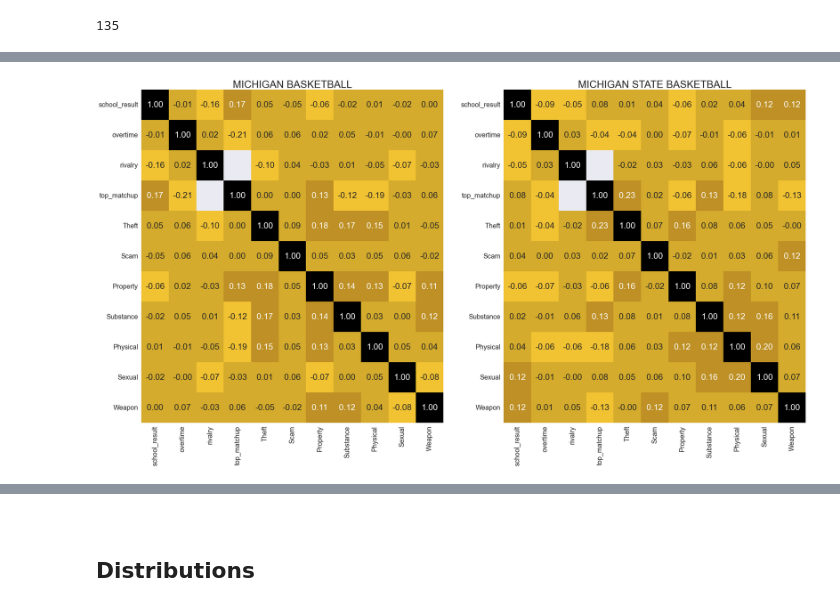
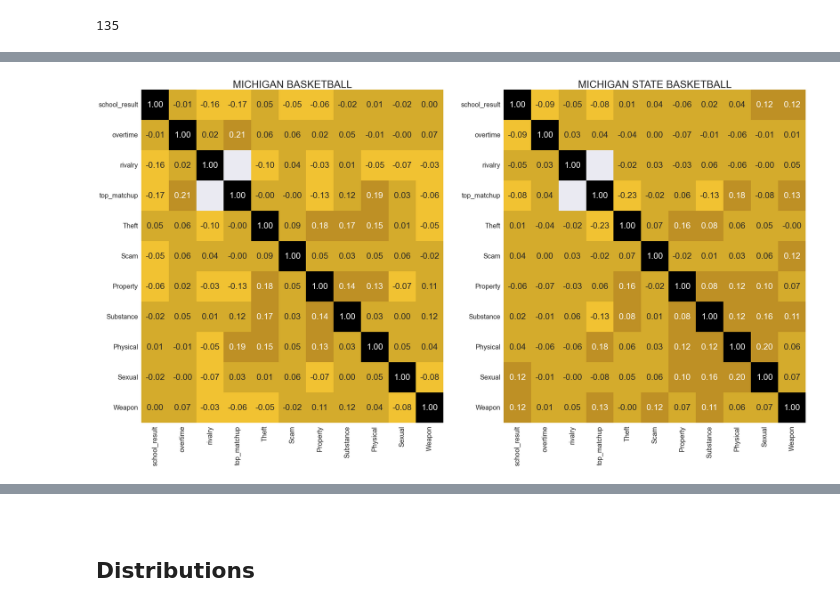
Before and after one commit to djboudia/milestone, a Jupyter notebook: 03_notebooks/05_sports_incidents_eda.ipynb, the cells around one changed output, grey strips where cells are left out. Saved outputs shown, nothing was run; the diff lists cells and outputs as text; code cells hidden in the pictures.

Commit message:
Commit of all re-run notebooks + basketball .csv files

```diff
--- a/03_notebooks/05_sports_incidents_eda.ipynb
+++ b/03_notebooks/05_sports_incidents_eda.ipynb
@@ -259,7 +259,7 @@ conditions = [
     df['top_25_matchup'].eq(1)
 ]
 
-choices = [1, 2, 3, 4, 5]
+choices = [5, 4, 3, 2, 1]
 
 df['top_matchup'] = np.select(conditions, choices, default=np.nan)
 # %%
@@ -638,4 +638,7 @@ df_corr = df_corr.rename({'Substance Violation sum':'Substance',
                          'Property sum':'Property',
                          'Sexual sum': 'Sexual',
                          'Physical sum': 'Physical'}, axis=1)
+# %%
+condensed_lst = ['school_result', 'overtime','rivalry','top_matchup',
+                 'Theft', 'Scam', 'Property', 'Substance', 'Physical', 'Sexual', 'Weapon']
 # %%
@@ -676,37 +680,39 @@ plt.savefig('../../cfb_matrix.jpg', dpi=400)
 # %%
-# condensed_lst = ['school_result', 'overtime','rivalry','top_matchup','Theft','Scam','Property','Substance Violation', 'Physical', 'Sexual', 'Weapon Violation']
 sns.set(font_scale=1.8)
 
 fig, axes =  plt.subplots( 1,2, figsize=(35, 18))
-
 axes = axes.flatten()
 plt.rcParams["axes.labelsize"]=20
+
 for idx, school in enumerate(['michigan', 'michigan state']):
     if idx==0:
         cbar=False
     else:
         cbar=True
 
-    sns.heatmap(((df_corr[(df_corr['sport'] == 'basketball')
-                            & (df_corr['school'] == school)]
-                 )[condensed_lst]
-                    )
-                    .corr(method='spearman'),
-                    cmap=corr_map,
-                    # cmap=sns.diverging_palette(16, 240, s=100, l=50, as_cmap=True),
-                    cbar=False,
-                    annot=True,
-                    fmt='.2f',
-                    annot_kws={"fontsize":25},
-                    ax= axes[idx]
-                   )
+    sns.heatmap(
+        (
+            (df_corr[(df_corr['sport'] == 'basketball')
+                            & (df_corr['school'] == school)
+                    ]
+                 )
+            [condensed_lst]
+        )
+        .corr(method='spearman'),
+        cmap=corr_map,
+        cbar=False,
+        annot=True,
+        fmt='.2f',
+        annot_kws={"fontsize":25},
+        ax=axes[idx]
+    )
 
     axes[idx].set_title(f'{school.upper()} BASKETBALL', fontsize=30)
 
 
-plt.savefig('../../cbb_matrix.jpg', dpi=400)
+plt.savefig('../../cbb_matrix.jpg', dpi=800)
 # %% [output]
-[figure, old version]
+[figure, new version]
 # %% [markdown]
 <a id='distributions'></a>
 # %% [markdown]
```
Also changed, not shown: parts of 12 cells of this notebook, 6 other files.
